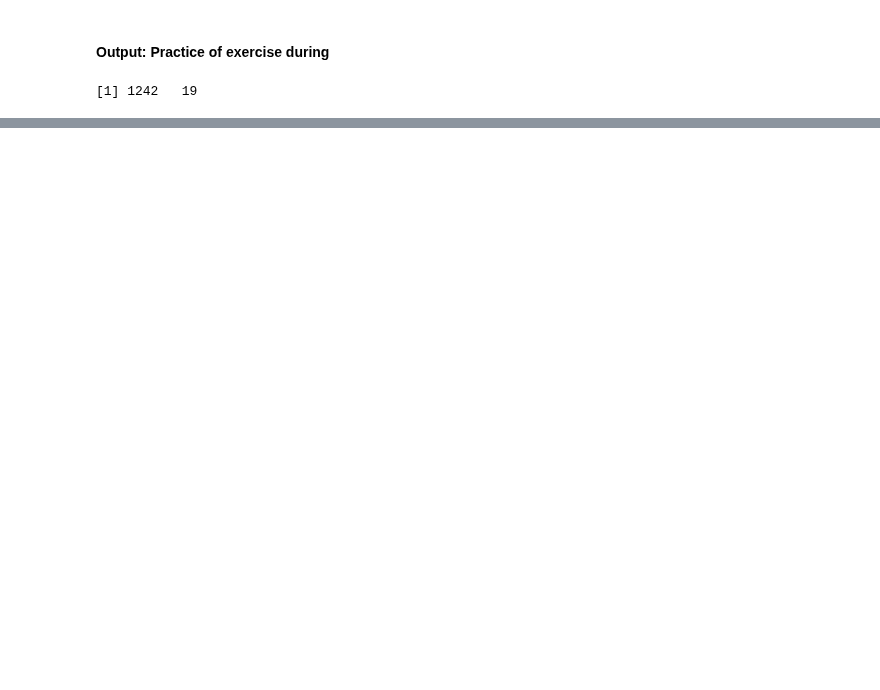
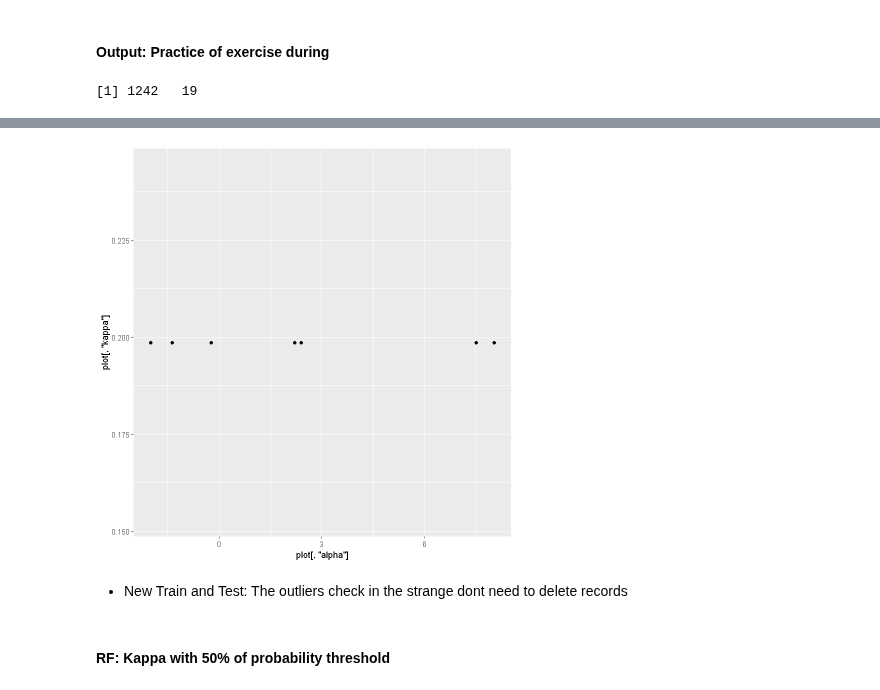
Before and after one commit to LASOS-INT/Barreiras-e-Facilitadores, a Jupyter notebook: R-notebooks/barriers_analysis.ipynb, the cells around one changed output, grey strips where cells are left out. Saved outputs shown, nothing was run; the diff lists cells and outputs as text; code cells hidden in the pictures; blank space fills up the shorter version.

```diff
--- a/R-notebooks/barriers_analysis.ipynb
+++ b/R-notebooks/barriers_analysis.ipynb
@@ -799,0 +664,12 @@ dim(pa_bf_dataset)
+# %%
+places_barrier_dataset_copy <-places_barrier_dataset
+places_barrier_dataset_copy["outlier"] <- strange_p
+outliers_result_sp <- outliers_checker(distances_sp,places_barrier_dataset_copy, "PA_barrier_places")
+# %%
+plot <- outliers_result_sp$kappa_x_alpha
+ggplot(plot, aes(plot[, "alpha"], plot[, "kappa"] )) + geom_point()
+# %% [output]
+[figure, added]
+# %% [markdown]
+- New Train and Test:
+The outliers check in the strange dont need to delete records
@@ -799,0 +679,2 @@ dim(pa_bf_dataset)
+# %% [markdown]
+#### RF: Kappa with 50% of probability threshold
```
Also changed, not shown: parts of 35 cells of this notebook, 3 other files.
